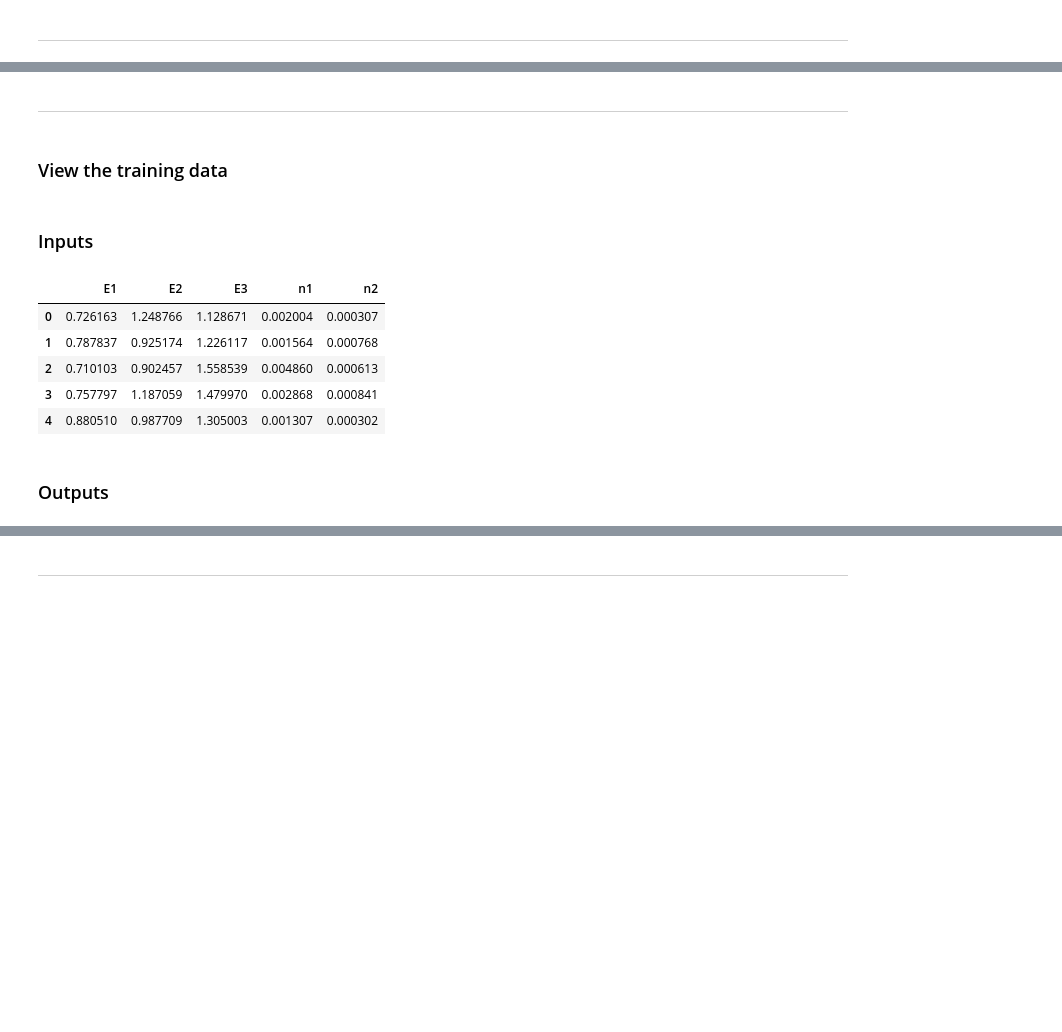
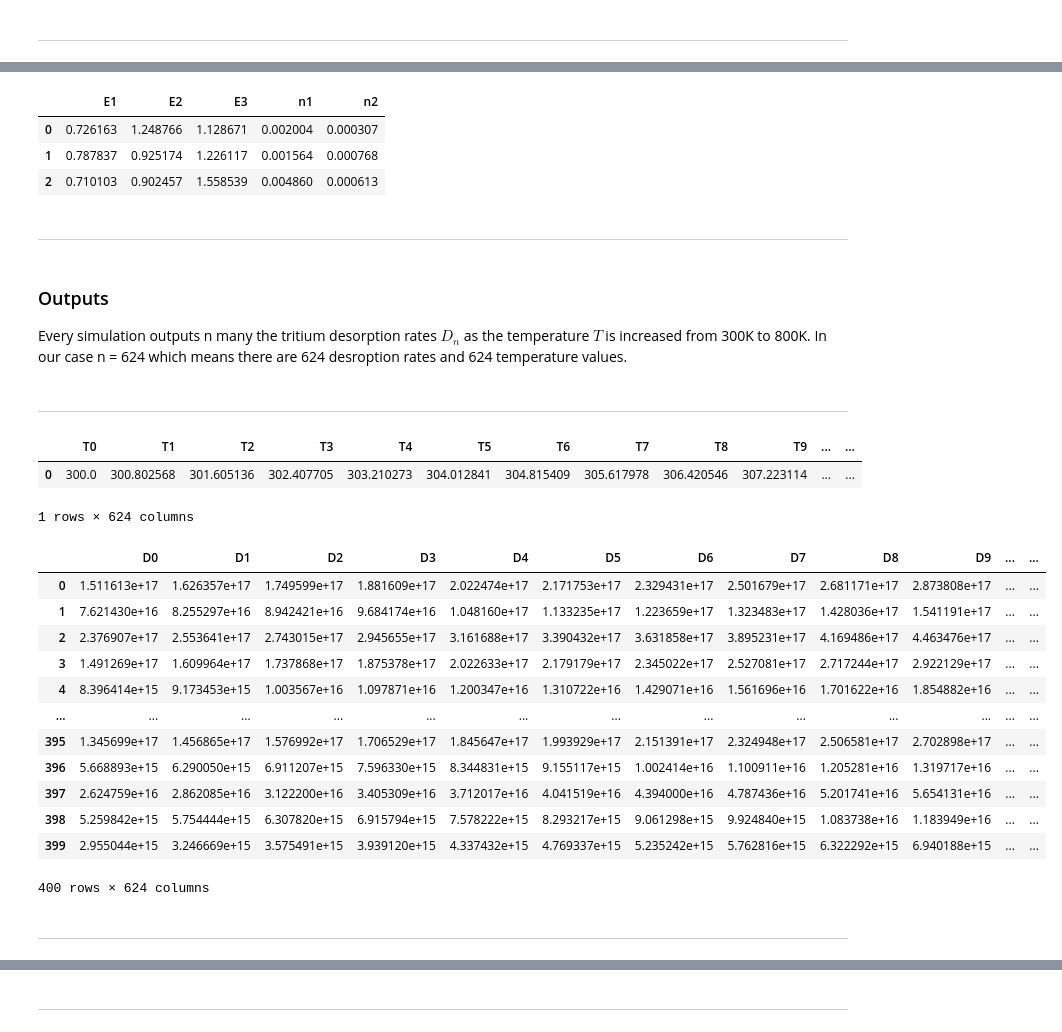
Before and after one commit to digiLab-ai/TritiumDesorption, a Jupyter notebook: demo.ipynb, the cells around one changed output, grey strips where cells are left out. Cells and saved outputs as stored; diff of their text form; code cells hidden in the pictures; blank space fills up the shorter version.

```diff
--- a/demo.ipynb
+++ b/demo.ipynb
@@ -65,0 +56,16 @@ df_train.head()
+# %%
+inputs = data.columns[:5].to_list()
+data[inputs][:3]
+# %% [output]
+|  | E1 | E2 | E3 | n1 | n2 |
+| 0 | 0.726163 | 1.248766 | 1.128671 | 0.002004 | 0.000307 |
+| 1 | 0.787837 | 0.925174 | 1.226117 | 0.001564 | 0.000768 |
+| 2 | 0.710103 | 0.902457 | 1.558539 | 0.004860 | 0.000613 |
+# %% [markdown]
+___
+# %% [markdown]
+### Outputs
+
+Every simulation outputs n many the tritium desorption rates $D_n$ as the temperature $T$ is increased from 300K to 800K. In our case n = 624 which means there are 624 desroption rates and 624 temperature values.
+# %% [markdown]
+___
@@ -66,17 +74,29 @@ df_train.head()
+# %%
+temperatures = pd.DataFrame(np.linspace(300, 800, len(outputs))).T
+temperatures.columns = [f"T{n}" for n in range(len(outputs))]
+temperatures
+# %% [output]
+|  | T0 | T1 | T2 | T3 | T4 | T5 | T6 | T7 | T8 | T9 | ... | ... |
+| 0 | 300.0 | 300.802568 | 301.605136 | 302.407705 | 303.210273 | 304.012841 | 304.815409 | 305.617978 | 306.420546 | 307.223114 | ... | ... |
+1 rows × 624 columns
+# %%
+data.columns = list(data.columns[:5]) + outputs
+# %%
+data[outputs]
+# data[outputs][:3]
+# %% [output]
+|  | D0 | D1 | D2 | D3 | D4 | D5 | D6 | D7 | D8 | D9 | ... | ... |
+| 0 | 1.511613e+17 | 1.626357e+17 | 1.749599e+17 | 1.881609e+17 | 2.022474e+17 | 2.171753e+17 | 2.329431e+17 | 2.501679e+17 | 2.681171e+17 | 2.873808e+17 | ... | ... |
+| 1 | 7.621430e+16 | 8.255297e+16 | 8.942421e+16 | 9.684174e+16 | 1.048160e+17 | 1.133235e+17 | 1.223659e+17 | 1.323483e+17 | 1.428036e+17 | 1.541191e+17 | ... | ... |
+| 2 | 2.376907e+17 | 2.553641e+17 | 2.743015e+17 | 2.945655e+17 | 3.161688e+17 | 3.390432e+17 | 3.631858e+17 | 3.895231e+17 | 4.169486e+17 | 4.463476e+17 | ... | ... |
+| 3 | 1.491269e+17 | 1.609964e+17 | 1.737868e+17 | 1.875378e+17 | 2.022633e+17 | 2.179179e+17 | 2.345022e+17 | 2.527081e+17 | 2.717244e+17 | 2.922129e+17 | ... | ... |
+| 4 | 8.396414e+15 | 9.173453e+15 | 1.003567e+16 | 1.097871e+16 | 1.200347e+16 | 1.310722e+16 | 1.429071e+16 | 1.561696e+16 | 1.701622e+16 | 1.854882e+16 | ... | ... |
+| ... | ... | ... | ... | ... | ... | ... | ... | ... | ... | ... | ... | ... |
+| 395 | 1.345699e+17 | 1.456865e+17 | 1.576992e+17 | 1.706529e+17 | 1.845647e+17 | 1.993929e+17 | 2.151391e+17 | 2.324948e+17 | 2.506581e+17 | 2.702898e+17 | ... | ... |
+| 396 | 5.668893e+15 | 6.290050e+15 | 6.911207e+15 | 7.596330e+15 | 8.344831e+15 | 9.155117e+15 | 1.002414e+16 | 1.100911e+16 | 1.205281e+16 | 1.319717e+16 | ... | ... |
+| 397 | 2.624759e+16 | 2.862085e+16 | 3.122200e+16 | 3.405309e+16 | 3.712017e+16 | 4.041519e+16 | 4.394000e+16 | 4.787436e+16 | 5.201741e+16 | 5.654131e+16 | ... | ... |
+| 398 | 5.259842e+15 | 5.754444e+15 | 6.307820e+15 | 6.915794e+15 | 7.578222e+15 | 8.293217e+15 | 9.061298e+15 | 9.924840e+15 | 1.083738e+16 | 1.183949e+16 | ... | ... |
+| 399 | 2.955044e+15 | 3.246669e+15 | 3.575491e+15 | 3.939120e+15 | 4.337432e+15 | 4.769337e+15 | 5.235242e+15 | 5.762816e+15 | 6.322292e+15 | 6.940188e+15 | ... | ... |
+400 rows × 624 columns
 # %% [markdown]
 ***
-# %% [markdown]
-### View the training data
-# %% [markdown]
-### Inputs
-# %%
-df_train.iloc[:,:5].head()
-# %% [output]
-|  | E1 | E2 | E3 | n1 | n2 |
-| 0 | 0.726163 | 1.248766 | 1.128671 | 0.002004 | 0.000307 |
-| 1 | 0.787837 | 0.925174 | 1.226117 | 0.001564 | 0.000768 |
-| 2 | 0.710103 | 0.902457 | 1.558539 | 0.004860 | 0.000613 |
-| 3 | 0.757797 | 1.187059 | 1.479970 | 0.002868 | 0.000841 |
-| 4 | 0.880510 | 0.987709 | 1.305003 | 0.001307 | 0.000302 |
-# %% [markdown]
-### Outputs
```
Also changed, not shown: parts of 70 cells of this notebook, 3 other files.
